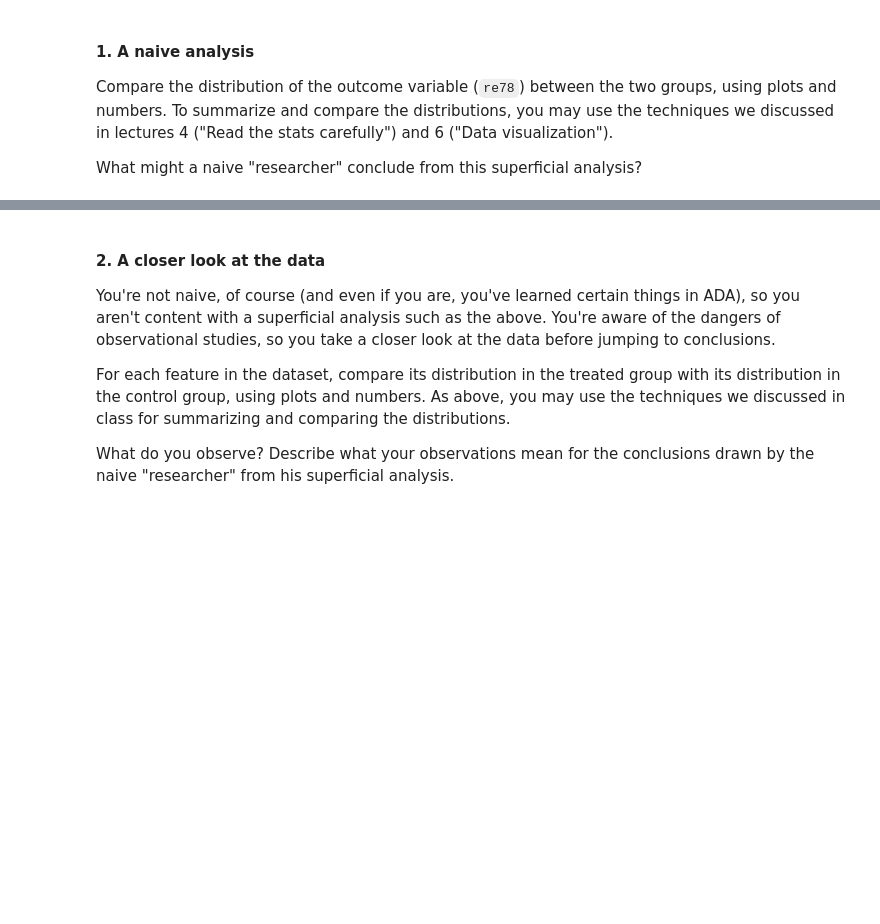
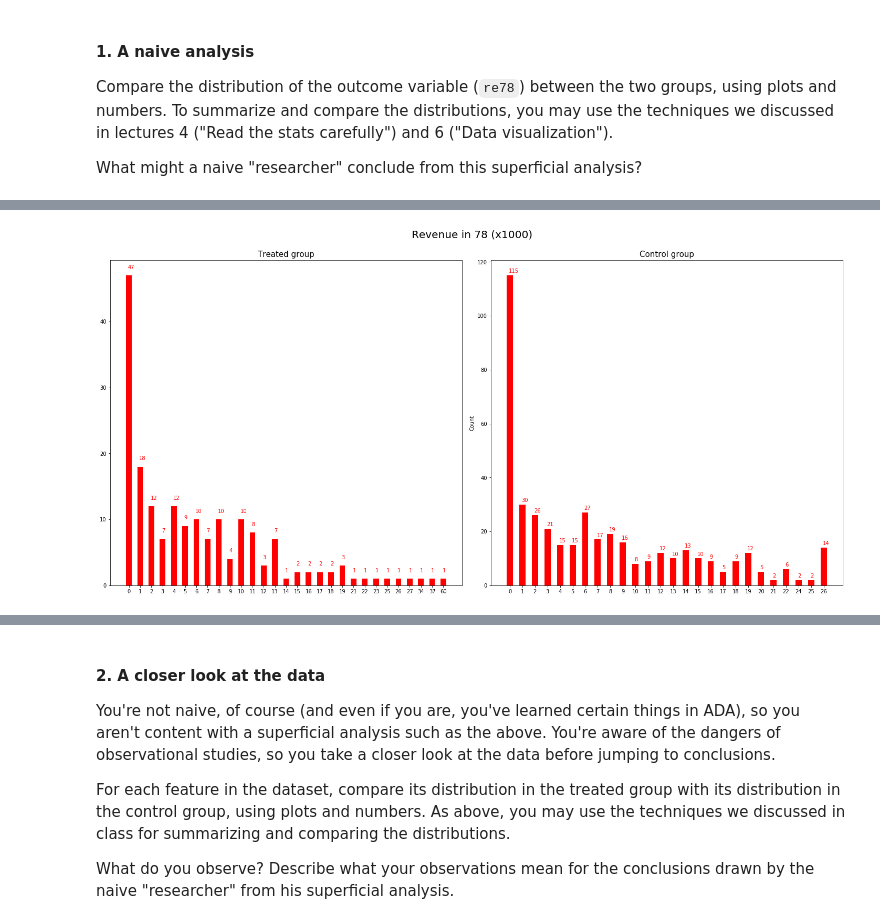
Before and after one commit to armand33/applied_data_analysis_2017, a Jupyter notebook: 04 - Applied ML/Homework 4.ipynb, the cells around one changed output, grey strips where cells are left out. Cells and saved outputs as stored; diff of their text form; code cells hidden in the pictures; blank space fills up the shorter version.

```diff
--- a/04 - Applied ML/Homework 4.ipynb
+++ b/04 - Applied ML/Homework 4.ipynb
@@ -62,0 +109,14 @@ plt.show()
+# %%
+treated_x = df.loc[df.treat == 1, 're78'].values.round(-3)
+control_x = df.loc[df.treat == 0, 're78'].values.round(-3)
+# %%
+x_treated, y_treated = np.unique(treated_x, return_counts=True)
+x_treated = (x_treated/1000).astype(int)
+
+
+x_control, y_control = np.unique(control_x, return_counts=True)
+x_control = (x_control/1000).astype(int)
+
+plot_histogram(x_treated, y_treated, x_control, y_control, title='Revenue in 78 (x1000)')
+# %% [output]
+[figure, added]
```
Also changed, not shown: parts of 34 cells of this notebook.
